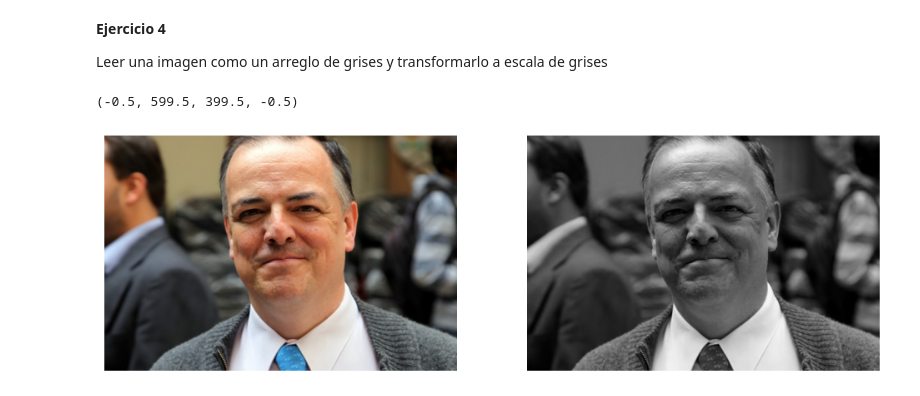
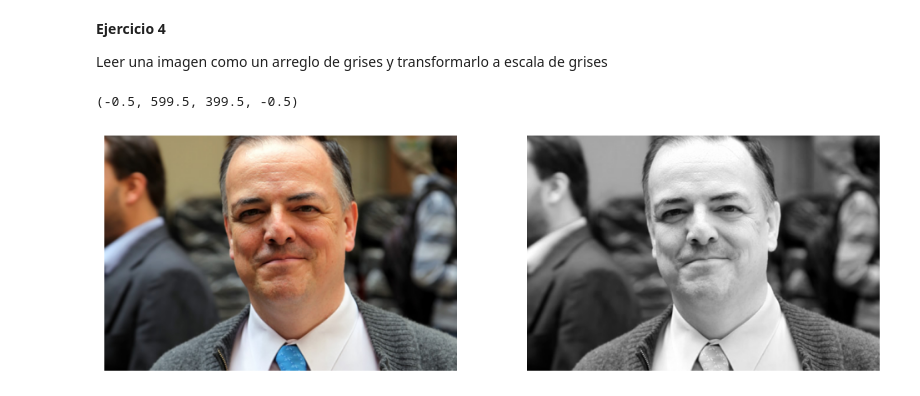
Before and after one commit to yakincc/DataAnalysis_LYCC_UGTO, a Jupyter notebook: Ejercicios/Matplotlib_Ejercicios_LYCC_AD.ipynb, the cells around one changed output. Cells and saved outputs as stored; diff of their text form; code cells hidden in the pictures.

```diff
--- a/Ejercicios/Matplotlib_Ejercicios_LYCC_AD.ipynb
+++ b/Ejercicios/Matplotlib_Ejercicios_LYCC_AD.ipynb
@@ -110,28 +110,28 @@ Leer una imagen como un arreglo de grises y transformarlo a escala de grises
 # %%
 #Librerías necesarias para trabajar con la imagen
 import numpy as np
 import matplotlib.pyplot as plt
 from PIL import Image
 
 #Se abre la imagen y se convierte en una matriz de Numpy. También se obtienen las dimensiones de la matriz.
 imagen = Image.open('alejandro-gil-villegas-universidad-guanajuato-ug.jpg')
 im_datos = np.array(imagen)
 x, y, z = im_datos.shape
 
 im_greyscale = np.array(imagen)
 #Se itera sobre cada dimensión de la imagen y se pone a cero el canal cero (rojo)
 for i in range (x):
     for j in range (y):
-        maximum = im_greyscale[i][j].argmin()
+        maximum = im_greyscale[i][j].argmax()
         for k in range(z):
             if not k == maximum:
                 im_greyscale[i][j][k] = im_greyscale[i][j][maximum]
 
 fig, (ax1, ax2)= plt.subplots(1, 2, figsize=(12,12))
 ax1.imshow(im_datos)
 ax1.axis(False)
 ax2.imshow(im_greyscale)
 ax2.axis(False)
 # %% [output]
 (-0.5, 599.5, 399.5, -0.5)
-[figure, old version]
+[figure, new version]
```
